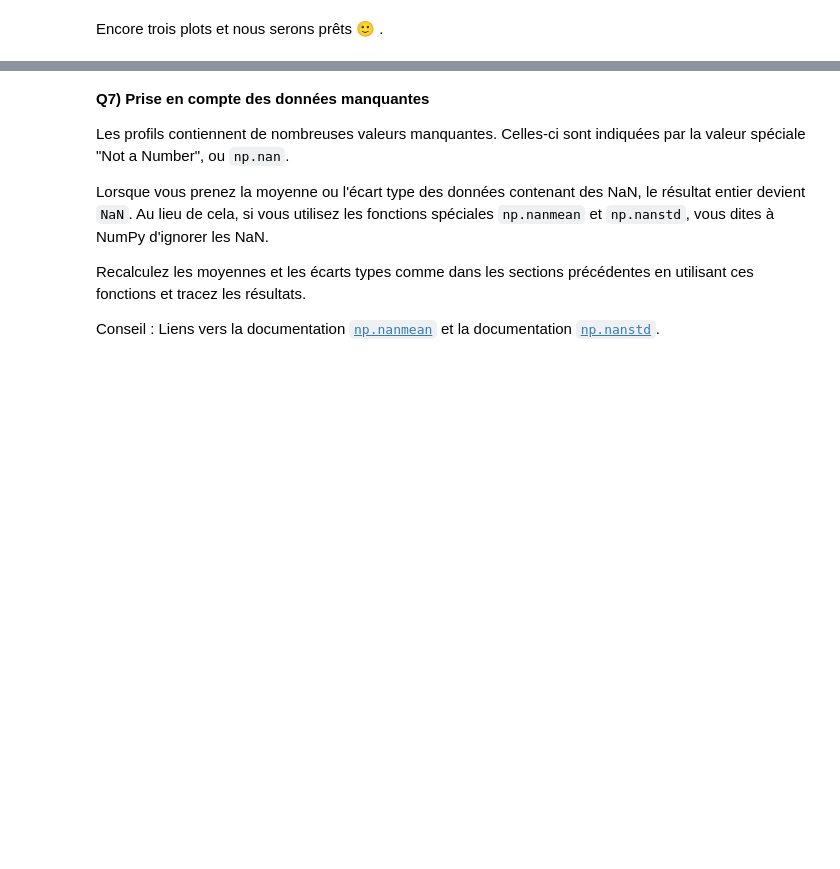
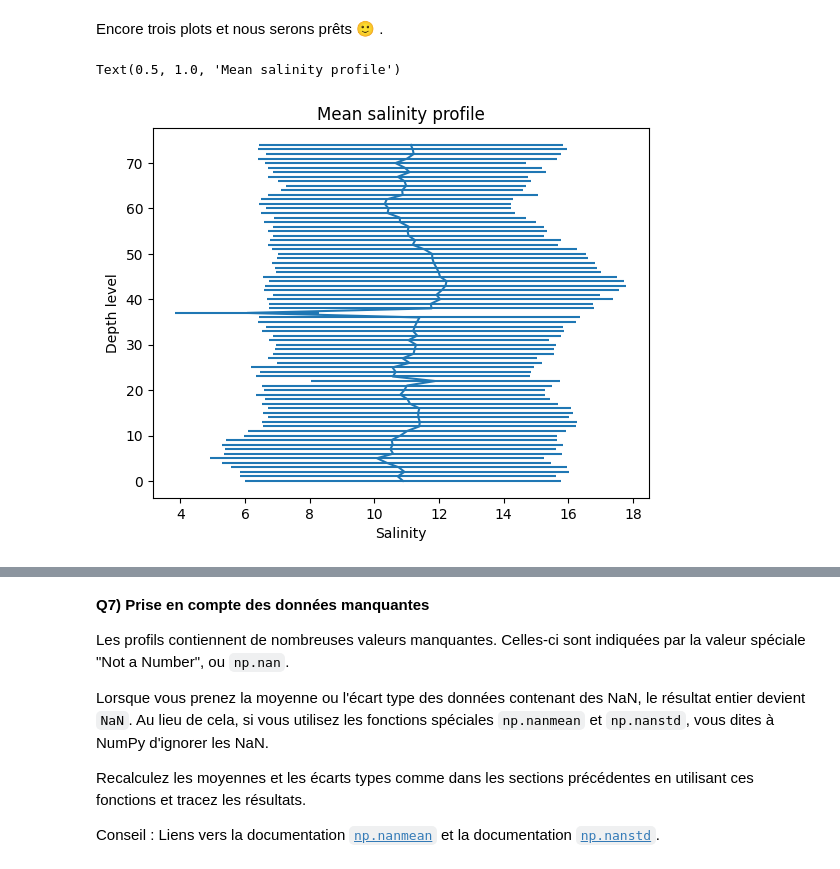
Before and after one commit to Syruna/2024_Geoinformatique_I, a Jupyter notebook: Geoinformatique_I/IP/Exercices_IP/S4_IP_exercice.ipynb, the cells around one changed output, grey strips where cells are left out. Cells and saved outputs as stored; diff of their text form; code cells hidden in the pictures; blank space fills up the shorter version.

```diff
--- a/Geoinformatique_I/IP/Exercices_IP/S4_IP_exercice.ipynb
+++ b/Geoinformatique_I/IP/Exercices_IP/S4_IP_exercice.ipynb
@@ -284,9 +284,9 @@ print(moyenne)
 # %%
-moyenne1 = np.mean(T, axis = 0)
+moyenne1 = np.nanmean(T, axis = 0)
 print(moyenne1)
-moyenne2 = np.mean(S, axis = 0)
+moyenne2 = np.nanmean(S, axis = 0)
 print(moyenne2)
-moyenne3 = np.mean(P, axis = 0)
+moyenne3 = np.nanmean(P, axis = 0)
 print(moyenne3)
 # %% [output]
 [10.88915385 10.7282564  10.9336282  10.75679484 10.38166666 10.08619236
@@ -345,2 +337,10 @@ plt.title(___)
 # %% [markdown]
 Encore trois plots et nous serons prêts 🙂 .
+# %%
+plt.errorbar(moyenne1,level_arange, xerr = ecart1)
+plt.xlabel("Salinity")
+plt.ylabel("Depth level")
+plt.title("Mean salinity profile")
+# %% [output]
+Text(0.5, 1.0, 'Mean salinity profile')
+[figure, added]
```
Also changed, not shown: parts of 11 cells of this notebook.
